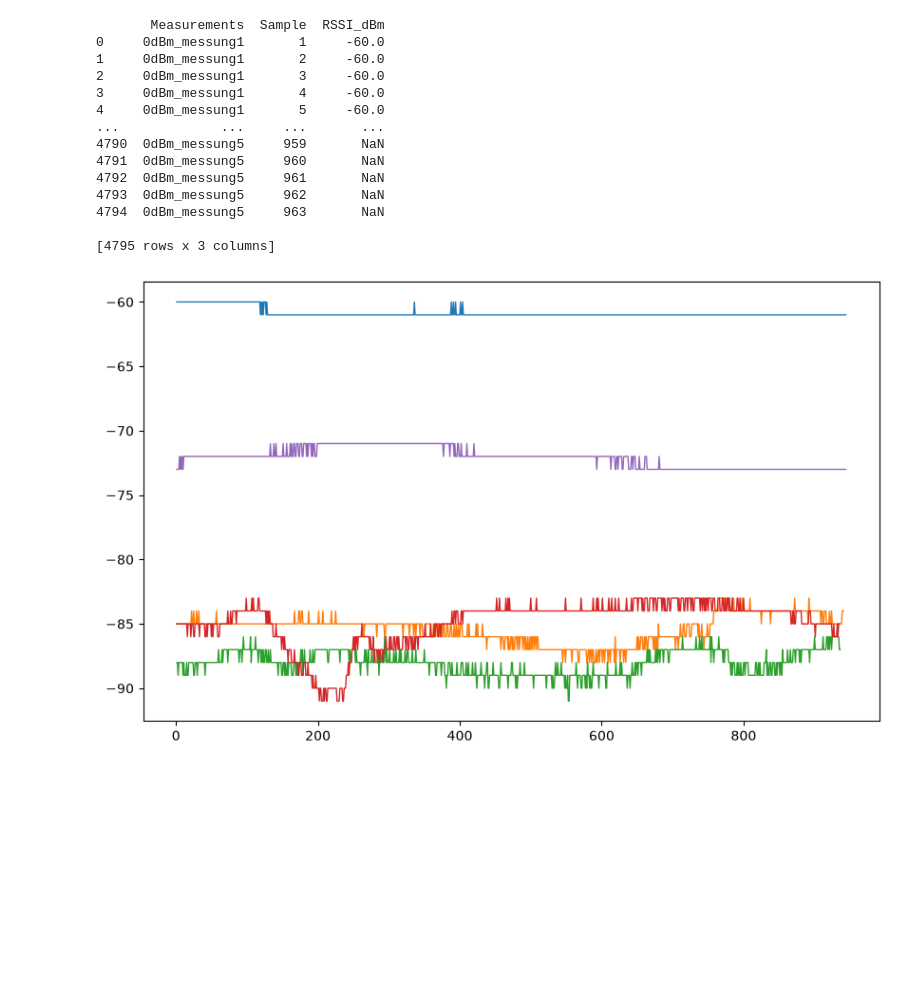
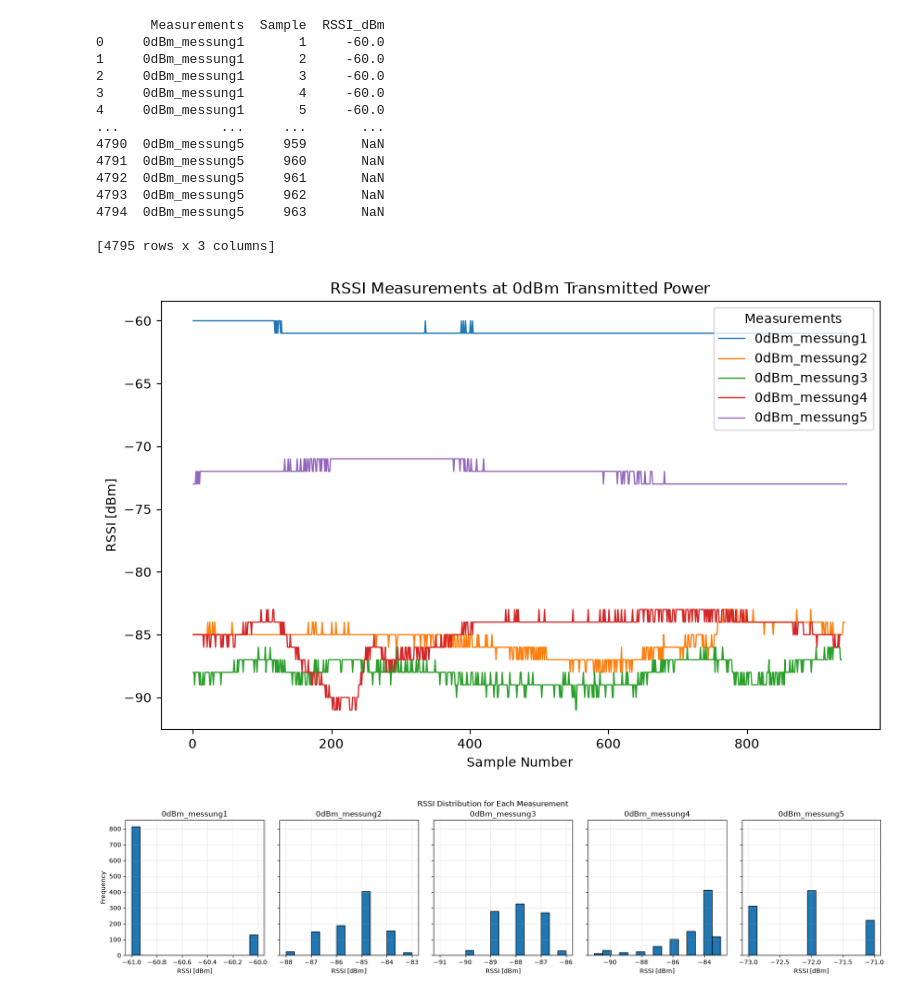
Before and after one commit to feldbacherSimone/ShortRangeWirelessCommunication-WS2026, a Jupyter notebook: UE1/graphing.ipynb, the cells around one changed output. Drawn from its saved outputs; the diff is of its cells as text; code cells hidden in the pictures; blank space fills up the shorter version.

Commit message:
add plackage loss plot

```diff
--- a/UE1/graphing.ipynb
+++ b/UE1/graphing.ipynb
@@ -3,9 +3,16 @@ import matplotlib.pyplot as plt
 import numpy as np
 import pandas as pd
 from pathlib import Path
+import re
 
 data_dir = Path("./Measurements")
+image_dir = Path("../Reports/images")
 files = sorted(data_dir.glob("0dBm_messung*.txt"))
+
+def save_plot(fig, title):
+    filename = re.sub(r"[^\w\s-]", "", title)
+    filename = re.sub(r"[\s-]+", "_", filename).strip("_")
+    fig.savefig(image_dir / f"{filename}.png", dpi=300, bbox_inches="tight")
 
 measurements = []
 
@@ -36,32 +43,101 @@ summary = data.groupby("Measurements")["RSSI_dBm"].agg(
     q25=lambda x: x.quantile(0.25),
     q75=lambda x: x.quantile(0.75),
 )
+summary["packet_loss"] = 1 - (summary["sampels"] / 1000)
 
 summary["range"] = summary["max"] - summary["min"]
 summary["coefficient_of_variation"] = summary["std"] / summary["mean"].abs()
 summary.round(2)
 
-plt.figure(figsize=(10, 6))
+title = "0dBM RSSI Measurements at 0dBm Transmitted Power"
+
+fig = plt.figure(figsize=(10, 6))
 for name, group in data.groupby("Measurements"):
     plt.plot(
         group["Sample"],
         group["RSSI_dBm"],
         label=name,
         linewidth=1
     )
+
+plt.title(title)
+plt.xlabel("Sample Number")
+plt.ylabel("RSSI [dBm]")
+plt.legend(title="Measurements")
+save_plot(fig, title)
+plt.show()
+
+title = "0dBM RSSI Distribution for Each Measurement"
+
+fig, axes = plt.subplots(1, len(files), figsize=(18, 4), sharey=True)
+
+for ax, (name, group) in zip(axes, data.groupby("Measurements")):
+    ax.hist(group["RSSI_dBm"], bins=15, edgecolor="black")
+    ax.set_title(name)
+    ax.set_xlabel("RSSI [dBm]")
+    ax.grid(True, alpha=0.3)
+
+axes[0].set_ylabel("Frequency")
+plt.tight_layout()
+plt.suptitle(title, y=1.02)
+save_plot(fig, title)
+plt.show()
+
+fig, ax1 = plt.subplots(figsize=(10, 6))
+
+signal_strength = ax1.plot(
+    summary.index,
+    summary["mean"],
+    color="blue",
+    marker="o",
+    linewidth=2,
+    label="Mean RSSI"
+)
+
+title = "0dBM Mean RSSI and Packet Loss Across Measurements"
+
+ax1.set_xlabel("Measurement")
+ax1.set_ylabel("Average RSSI [dBm]", color="tab:blue")
+ax1.tick_params(axis="y", labelcolor="tab:blue")
+ax1.grid(True, alpha=0.3)
+
+
+ax2 = ax1.twinx()
+packet_loss = ax2.plot(
+    summary.index,
+    summary["packet_loss"],
+    color="red",
+    marker="x",
+    linewidth=2,
+    label="Packet Loss"
+)
+
+ax2.set_ylabel("Packet Loss [%]", color="red")
+ax2.tick_params(axis="y", labelcolor="red")
+
+lines = signal_strength + packet_loss
+labels = [line.get_label() for line in lines]
+ax1.legend(lines, labels, loc="best")
+plt.tight_layout()
+plt.title(title)
+save_plot(fig, title)
+plt.show()
+
+print(summary)
 # %% [output]
        Measurements  Sample  RSSI_dBm
 0     0dBm_messung1       1     -60.0
 1     0dBm_messung1       2     -60.0
 2     0dBm_messung1       3     -60.0
 3     0dBm_messung1       4     -60.0
 4     0dBm_messung1       5     -60.0
 ...             ...     ...       ...
 4790  0dBm_messung5     959       NaN
 4791  0dBm_messung5     960       NaN
 4792  0dBm_messung5     961       NaN
 4793  0dBm_messung5     962       NaN
 4794  0dBm_messung5     963       NaN
 
 [4795 rows x 3 columns]
-[figure, old version]
+[figure, new version]
+[figure, added]
```
Also changed, not shown: parts of 1 cell of this notebook, 3 other files.
